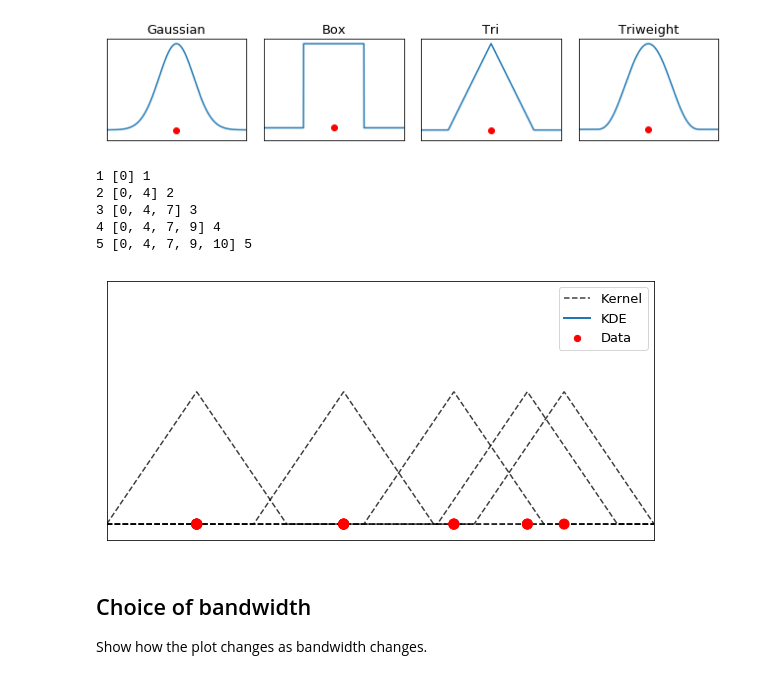
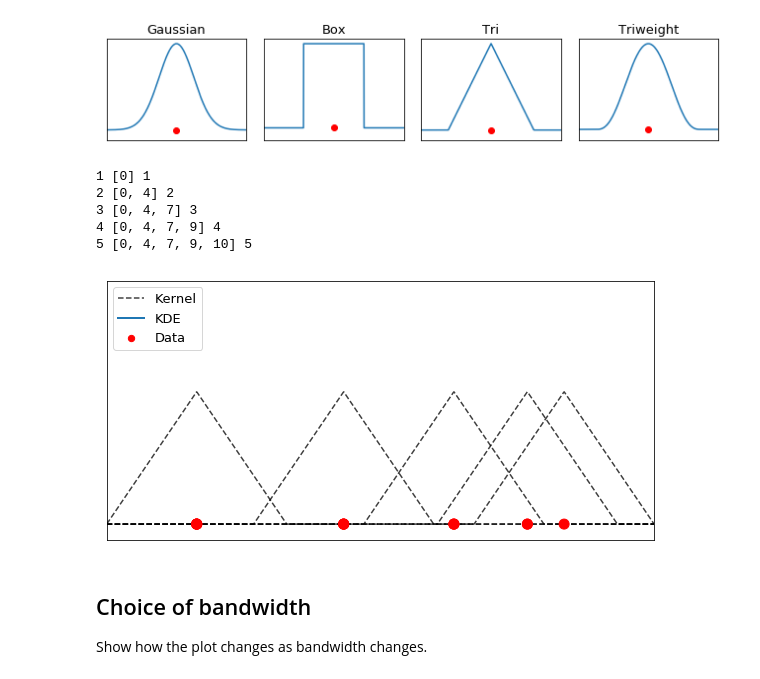
Before and after one commit to tommyod/KDEpy, a Jupyter notebook: docs/presentation/figs/create_presentation_figs.ipynb, the cells around one changed output. Drawn from its saved outputs; the diff is of its cells as text; code cells hidden in the pictures.

```diff
--- a/docs/presentation/figs/create_presentation_figs.ipynb
+++ b/docs/presentation/figs/create_presentation_figs.ipynb
@@ -122,37 +122,37 @@ plt.yticks([]); plt.xticks([]);
 plt.xlim([np.min(x), np.max(x)])
 
 # Plot the kernel functions on every data point
-plt.legend(loc='best', fontsize=LEGEND_SIZE)
+plt.legend(loc='upper left', fontsize=LEGEND_SIZE)
 plt.ylim([-0.01, 0.15])
 plt.tight_layout()
 plt.savefig(f'intro_kde_{kernel}_1.pdf')
 for i, (d, w) in enumerate(zip(data, weights), 2):
     y = NaiveKDE(kernel=kernel).fit([d], weights=[w])(x) *  w / np.sum(weights)
     if i == 2:
         label = 'Kernel'
     else:
         label=None
 
     lines = ax.plot(x, y, '--k', zorder=-15, alpha=0.75, label=label)
-    plt.legend(loc='best', fontsize=LEGEND_SIZE)
+    plt.legend(loc='upper left', fontsize=LEGEND_SIZE)
     plt.savefig(f'intro_kde_{kernel}_{i}.pdf')
 
 # Color the kernel functions and add to sum
 for j in range(1, n + 1):
     print(j, data[:j], j)
     x, y = NaiveKDE(kernel=kernel).fit(data[:j], weights[:j])()
     lines = ax.plot(x, y/n*j, label='KDE', lw=2, color=COLORS[0])
     ax.scatter(data[:j], np.zeros_like(data[:j]), s=weights * 20 * 5, color='red')
-    plt.legend(loc='best', fontsize=LEGEND_SIZE)
+    plt.legend(loc='upper left', fontsize=LEGEND_SIZE)
     plt.savefig(f'intro_kde_{kernel}_{i+j}.pdf')
     l = lines.pop().remove()
 # %% [output]
 1 [0] 1
 2 [0, 4] 2
 3 [0, 4, 7] 3
 4 [0, 4, 7, 9] 4
 5 [0, 4, 7, 9, 10] 5
-[figure, old version]
+[figure, new version]
 # %% [markdown]
 ## Choice of bandwidth
 
```
Also changed, not shown: parts of 1 cell of this notebook, 3 other files.
